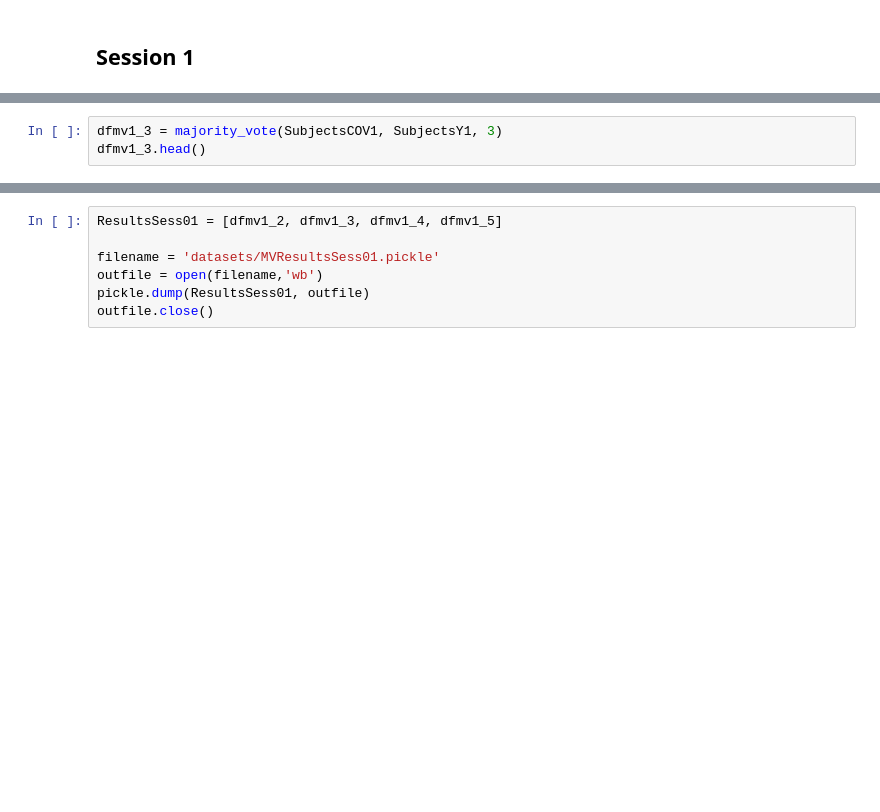
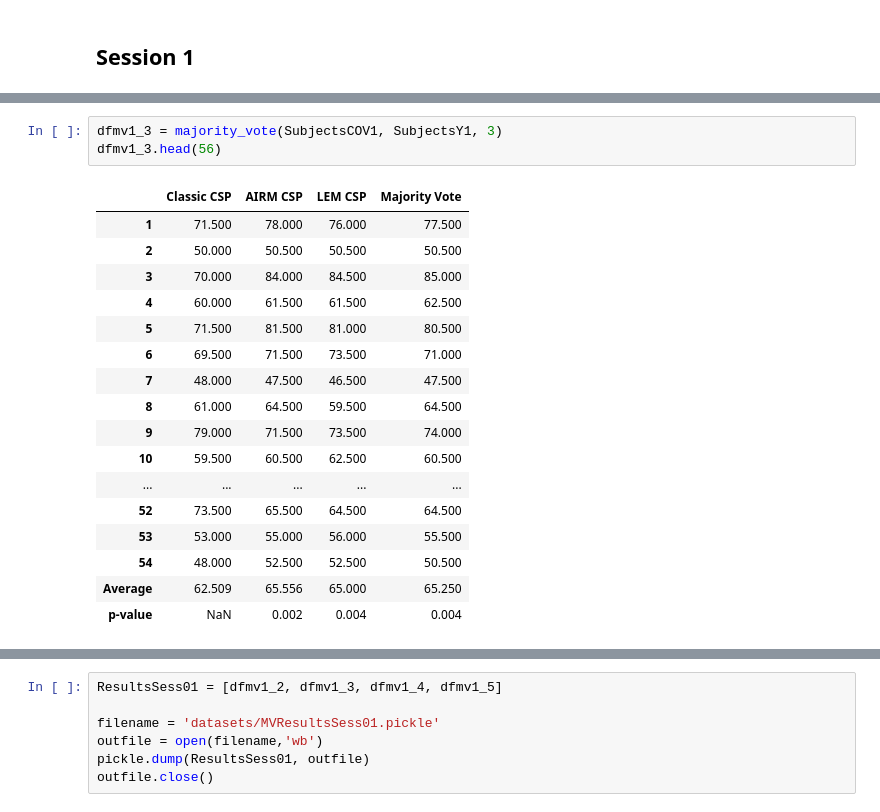
Before and after one commit to Yassawe/BCI-paper, a Jupyter notebook: SubjectIndependentPaper.ipynb, the cells around one changed output, grey strips where cells are left out. Saved outputs shown, nothing was run; the diff lists cells and outputs as text; blank space fills up the shorter version.

```diff
--- a/SubjectIndependentPaper.ipynb
+++ b/SubjectIndependentPaper.ipynb
@@ -190,5 +210,23 @@ dfmv1_2.head()
 # %%
 dfmv1_3 = majority_vote(SubjectsCOV1, SubjectsY1, 3)
-dfmv1_3.head()
+dfmv1_3.head(56)
+# %% [output]
+|  | Classic CSP | AIRM CSP | LEM CSP | Majority Vote |
+| 1 | 71.500 | 78.000 | 76.000 | 77.500 |
+| 2 | 50.000 | 50.500 | 50.500 | 50.500 |
+| 3 | 70.000 | 84.000 | 84.500 | 85.000 |
+| 4 | 60.000 | 61.500 | 61.500 | 62.500 |
+| 5 | 71.500 | 81.500 | 81.000 | 80.500 |
+| 6 | 69.500 | 71.500 | 73.500 | 71.000 |
+| 7 | 48.000 | 47.500 | 46.500 | 47.500 |
+| 8 | 61.000 | 64.500 | 59.500 | 64.500 |
+| 9 | 79.000 | 71.500 | 73.500 | 74.000 |
+| 10 | 59.500 | 60.500 | 62.500 | 60.500 |
+| ... | ... | ... | ... | ... |
+| 52 | 73.500 | 65.500 | 64.500 | 64.500 |
+| 53 | 53.000 | 55.000 | 56.000 | 55.500 |
+| 54 | 48.000 | 52.500 | 52.500 | 50.500 |
+| Average | 62.509 | 65.556 | 65.000 | 65.250 |
+| p-value | NaN | 0.002 | 0.004 | 0.004 |
 # %%
 dfmv1_4 = majority_vote(SubjectsCOV1, SubjectsY1, 4)
```
Also changed, not shown: parts of 18 cells of this notebook, 2 other files.
